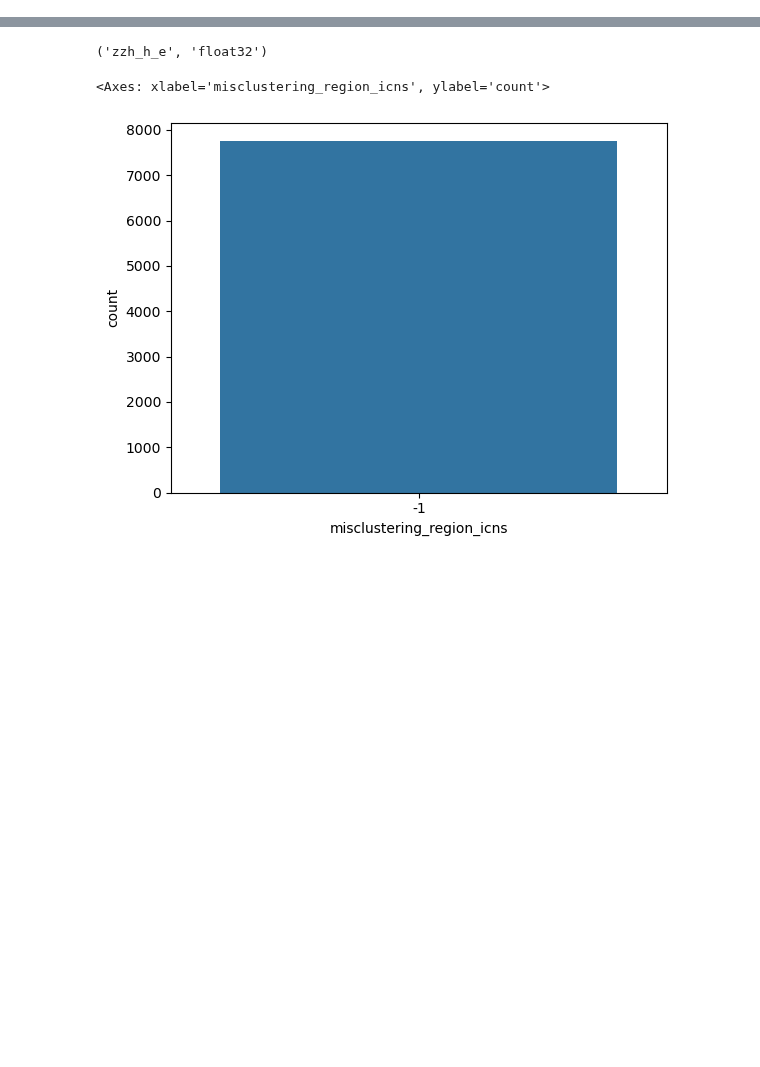
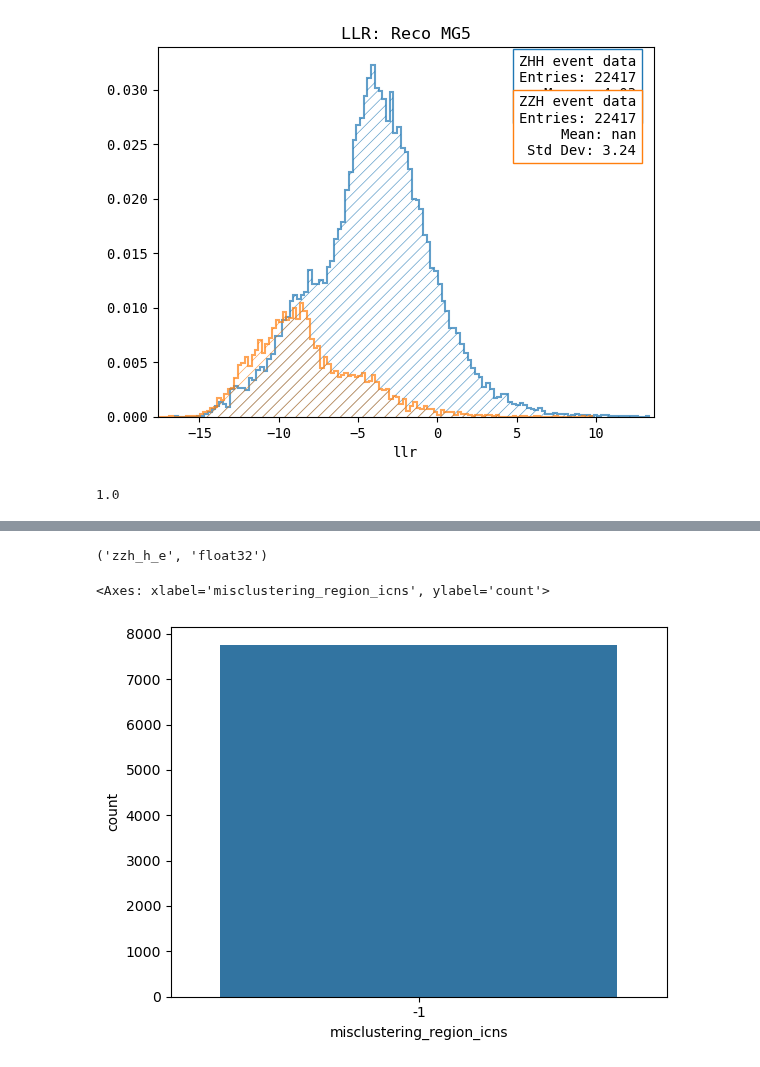
Before and after one commit to nVentis/MEM_HEP, a Jupyter notebook: view_v3.ipynb, the cells around one changed output, grey strips where cells are left out. Cells and saved outputs as stored; diff of their text form; code cells hidden in the pictures; blank space fills up the shorter version.

```diff
--- a/view_v3.ipynb
+++ b/view_v3.ipynb
@@ -25,8 +29,0 @@ tjs_raw = import_data("/nfs/dust/ilc/user/bliewert/fullflow_v3/comparison/npy/tr
-# %%
-data = {
-    "mcp": filter_data(mcp_raw),
-    "reco": filter_data(reco_raw),
-    "tjmr": filter_data(tjmr_raw),
-    "tjt": filter_data(tjt_raw),
-    "tjs": filter_data(tjs_raw)
-}
@@ -33,3 +100,11 @@ data = {
+# %%
+plot_llr(data[(data["parton1_pdg"] == 5) & ((data["parton3_pdg"] == 5))], "Reco MG5", llr_column="llr_mg5")
+# %% [output]
+[figure, added]
+# %%
+np.average(data["llr_mg5"]/data["llr"])
+# %% [output]
+1.0
 # %%
 mcp_raw.keys()
 # %% [output]
```
Also changed, not shown: parts of 30 cells of this notebook, 37 other files.
